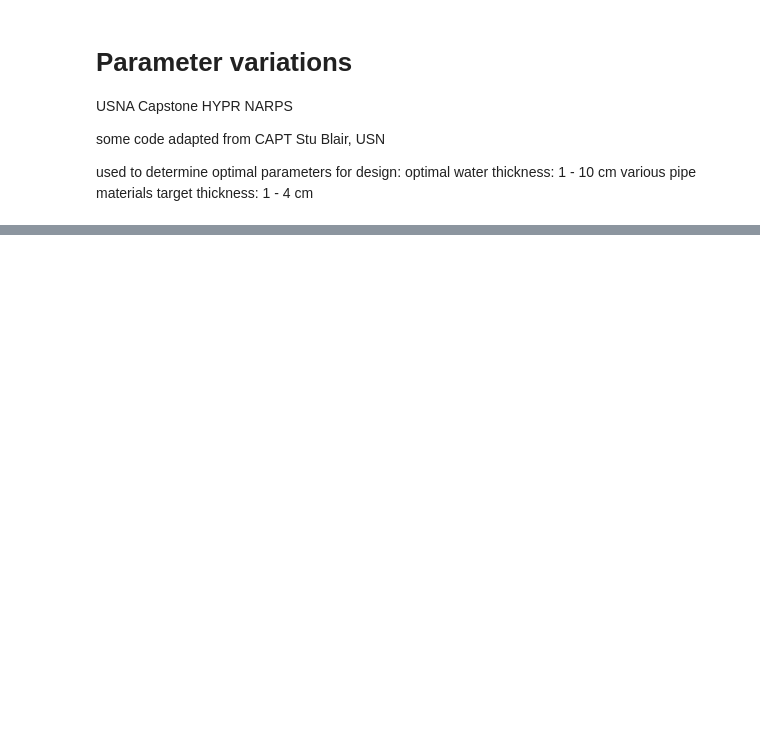
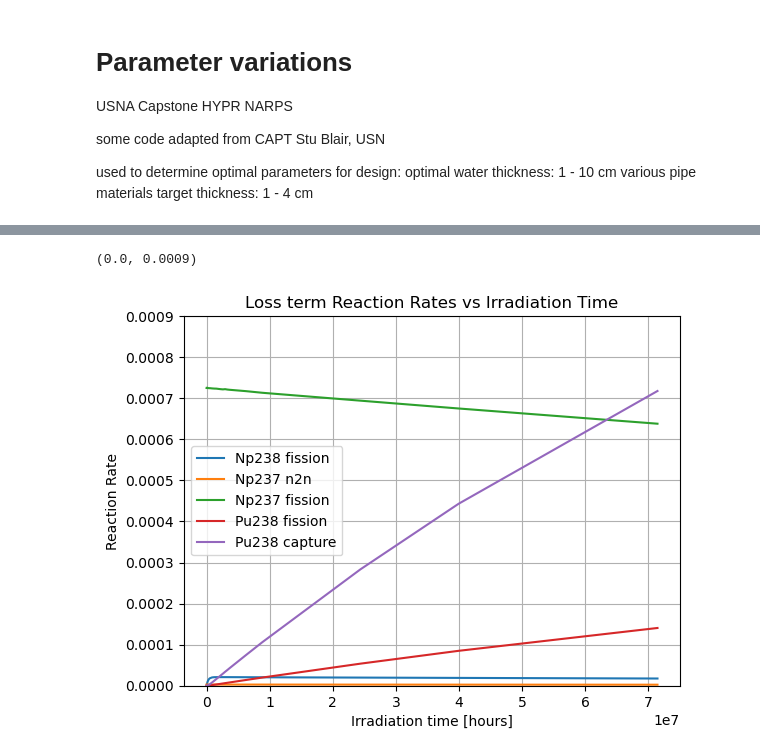
Before and after one commit to Toshi-23/HYPR-Capstone-2023, a Jupyter notebook: ParameterTests/PipeParameters.ipynb, the cells around one changed output, grey strips where cells are left out. Saved outputs shown, nothing was run; the diff lists cells and outputs as text; code cells hidden in the pictures; blank space fills up the shorter version.

```diff
--- a/ParameterTests/PipeParameters.ipynb
+++ b/ParameterTests/PipeParameters.ipynb
@@ -525,0 +503,15 @@ plt.ylabel('flux [n/cm**2-s]');
+# %%
+plt.plot(times,np238f,label='Np238 fission')
+plt.plot(times,np237n2n,label='Np237 n2n');
+plt.plot(times,np237f,label='Np237 fission')
+plt.plot(times,pu238f,label='Pu238 fission')
+plt.plot(times,pu238c, label='Pu238 capture')
+plt.grid()
+plt.legend()
+plt.xlabel('Irradiation time [hours]')
+plt.ylabel('Reaction Rate')
+plt.title('Loss term Reaction Rates vs Irradiation Time');
+plt.ylim([0,0.0009])
+# %% [output]
+(0.0, 0.0009)
+[figure, added]
```
Also changed, not shown: parts of 19 cells of this notebook, 1 other file.
